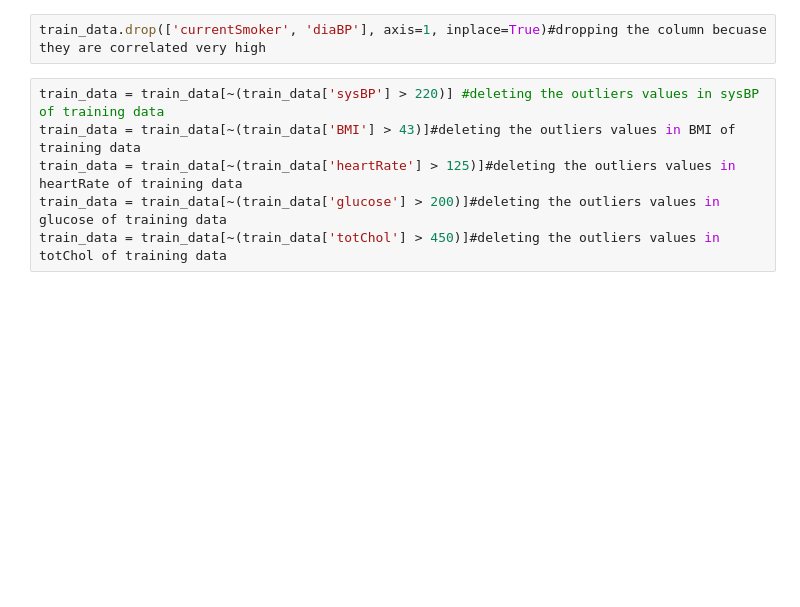
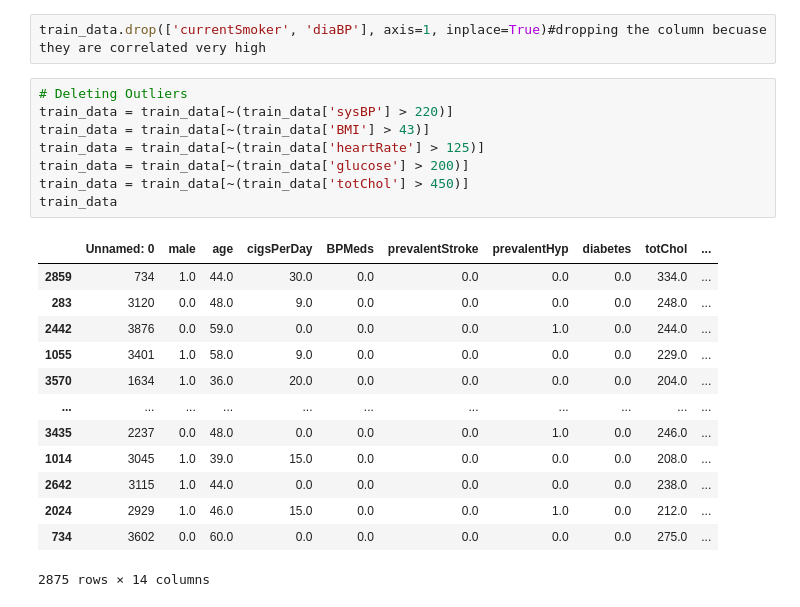
Before and after one commit to ayush-dhanker/Heart-diesease-prediction, a Jupyter notebook: main.ipynb, the cells around one changed output. Drawn from its saved outputs; the diff is of its cells as text; blank space fills up the shorter version.

```diff
--- a/main.ipynb
+++ b/main.ipynb
@@ -53,8 +53,24 @@ sns.heatmap(train_data.corr(), annot=True, linewidths=0.1) #plotting a heatmat o
 # %%
 train_data.drop(['currentSmoker', 'diaBP'], axis=1, inplace=True)#dropping the column becuase they are correlated very high
 # %%
-train_data = train_data[~(train_data['sysBP'] > 220)] #deleting the outliers values in sysBP of training data
-train_data = train_data[~(train_data['BMI'] > 43)]#deleting the outliers values in BMI of training data
-train_data = train_data[~(train_data['heartRate'] > 125)]#deleting the outliers values in heartRate of training data
-train_data = train_data[~(train_data['glucose'] > 200)]#deleting the outliers values in glucose of training data
-train_data = train_data[~(train_data['totChol'] > 450)]#deleting the outliers values in totChol of training data
+# Deleting Outliers
+train_data = train_data[~(train_data['sysBP'] > 220)]
+train_data = train_data[~(train_data['BMI'] > 43)]
+train_data = train_data[~(train_data['heartRate'] > 125)]
+train_data = train_data[~(train_data['glucose'] > 200)]
+train_data = train_data[~(train_data['totChol'] > 450)]
+train_data
+# %% [output]
+|  | Unnamed: 0 | male | age | cigsPerDay | BPMeds | prevalentStroke | prevalentHyp | diabetes | totChol | ... |
+| 2859 | 734 | 1.0 | 44.0 | 30.0 | 0.0 | 0.0 | 0.0 | 0.0 | 334.0 | ... |
+| 283 | 3120 | 0.0 | 48.0 | 9.0 | 0.0 | 0.0 | 0.0 | 0.0 | 248.0 | ... |
+| 2442 | 3876 | 0.0 | 59.0 | 0.0 | 0.0 | 0.0 | 1.0 | 0.0 | 244.0 | ... |
+| 1055 | 3401 | 1.0 | 58.0 | 9.0 | 0.0 | 0.0 | 0.0 | 0.0 | 229.0 | ... |
+| 3570 | 1634 | 1.0 | 36.0 | 20.0 | 0.0 | 0.0 | 0.0 | 0.0 | 204.0 | ... |
+| ... | ... | ... | ... | ... | ... | ... | ... | ... | ... | ... |
+| 3435 | 2237 | 0.0 | 48.0 | 0.0 | 0.0 | 0.0 | 1.0 | 0.0 | 246.0 | ... |
+| 1014 | 3045 | 1.0 | 39.0 | 15.0 | 0.0 | 0.0 | 0.0 | 0.0 | 208.0 | ... |
+| 2642 | 3115 | 1.0 | 44.0 | 0.0 | 0.0 | 0.0 | 0.0 | 0.0 | 238.0 | ... |
+| 2024 | 2929 | 1.0 | 46.0 | 15.0 | 0.0 | 0.0 | 1.0 | 0.0 | 212.0 | ... |
+| 734 | 3602 | 0.0 | 60.0 | 0.0 | 0.0 | 0.0 | 0.0 | 0.0 | 275.0 | ... |
+2875 rows × 14 columns
```
Also changed, not shown: parts of 23 cells of this notebook, 1 other file.
